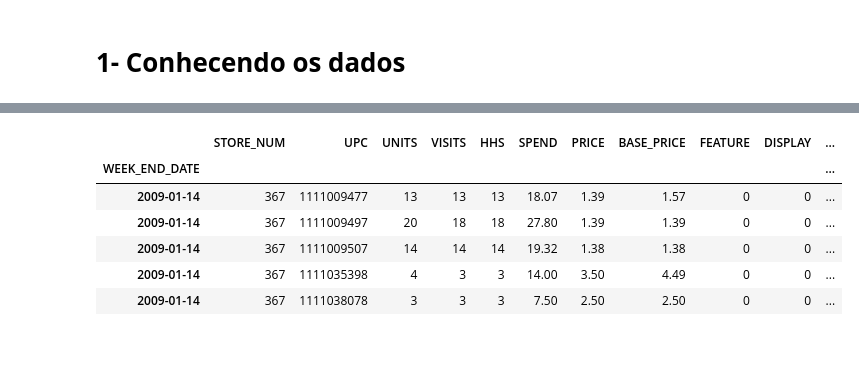
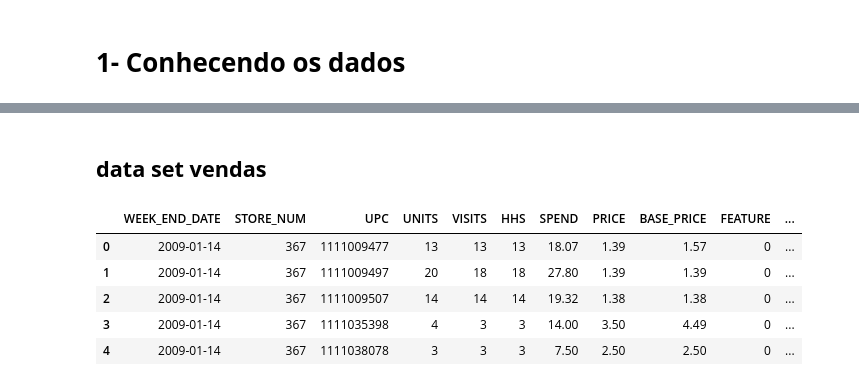
Before and after one commit to SamuelSousaFerreira/Breakfast-at-the-Frat---Time-Series-Analise, a Jupyter notebook: Breakfast_at_the_Frat.ipynb, the cells around one changed output, grey strips where cells are left out. Cells and saved outputs as stored; diff of their text form; code cells hidden in the pictures; blank space fills up the shorter version.

```diff
--- a/Breakfast_at_the_Frat.ipynb
+++ b/Breakfast_at_the_Frat.ipynb
@@ -36,11 +250,12 @@ produtos.head()
+# %% [markdown]
+## **data set vendas**
 # %%
-vendas = pd.read_excel(arquivo_excel, sheet_name='dh Transaction Data', header=1, index_col='WEEK_END_DATE')
+vendas = pd.read_excel(arquivo_excel, sheet_name='dh Transaction Data', header=1)  #index_col='WEEK_END_DATE'
 vendas.head()
 # %% [output]
-|  | STORE_NUM | UPC | UNITS | VISITS | HHS | SPEND | PRICE | BASE_PRICE | FEATURE | DISPLAY | ... |
-| WEEK_END_DATE |  |  |  |  |  |  |  |  |  |  | ... |
-| 2009-01-14 | 367 | 1111009477 | 13 | 13 | 13 | 18.07 | 1.39 | 1.57 | 0 | 0 | ... |
-| 2009-01-14 | 367 | 1111009497 | 20 | 18 | 18 | 27.80 | 1.39 | 1.39 | 0 | 0 | ... |
-| 2009-01-14 | 367 | 1111009507 | 14 | 14 | 14 | 19.32 | 1.38 | 1.38 | 0 | 0 | ... |
-| 2009-01-14 | 367 | 1111035398 | 4 | 3 | 3 | 14.00 | 3.50 | 4.49 | 0 | 0 | ... |
-| 2009-01-14 | 367 | 1111038078 | 3 | 3 | 3 | 7.50 | 2.50 | 2.50 | 0 | 0 | ... |
+|  | WEEK_END_DATE | STORE_NUM | UPC | UNITS | VISITS | HHS | SPEND | PRICE | BASE_PRICE | FEATURE | ... |
+| 0 | 2009-01-14 | 367 | 1111009477 | 13 | 13 | 13 | 18.07 | 1.39 | 1.57 | 0 | ... |
+| 1 | 2009-01-14 | 367 | 1111009497 | 20 | 18 | 18 | 27.80 | 1.39 | 1.39 | 0 | ... |
+| 2 | 2009-01-14 | 367 | 1111009507 | 14 | 14 | 14 | 19.32 | 1.38 | 1.38 | 0 | ... |
+| 3 | 2009-01-14 | 367 | 1111035398 | 4 | 3 | 3 | 14.00 | 3.50 | 4.49 | 0 | ... |
+| 4 | 2009-01-14 | 367 | 1111038078 | 3 | 3 | 3 | 7.50 | 2.50 | 2.50 | 0 | ... |
```
Also changed, not shown: parts of 43 cells of this notebook.
